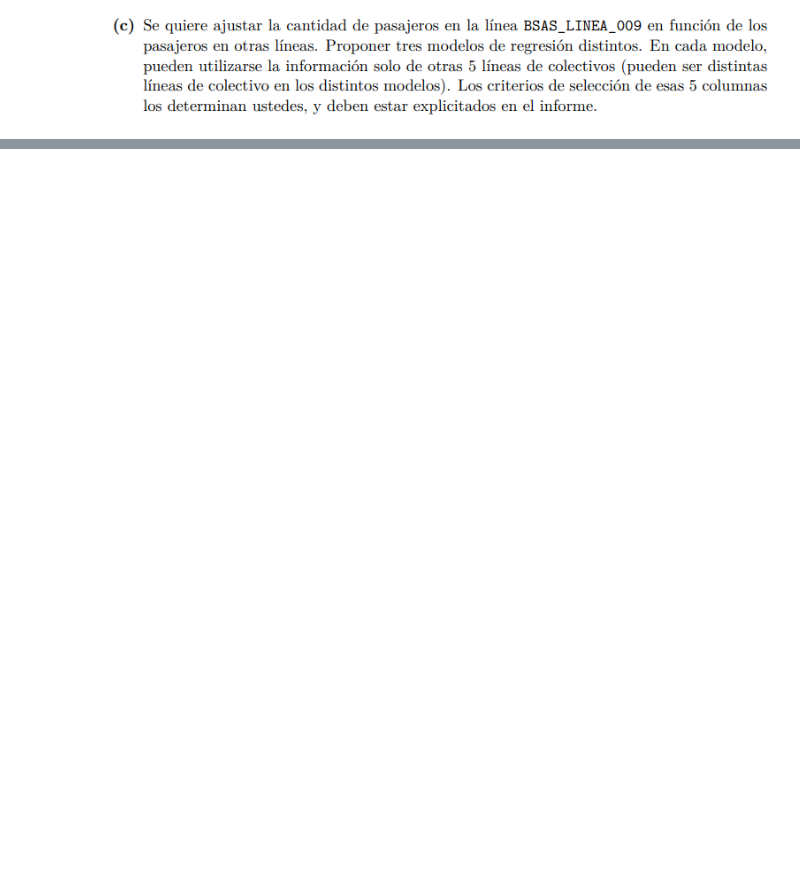
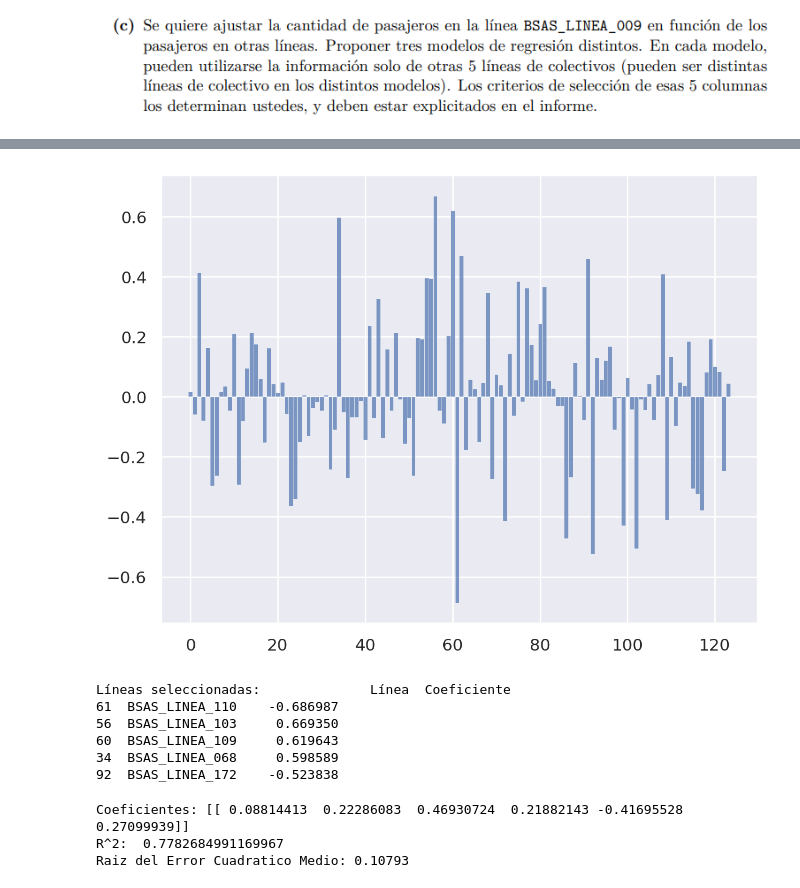
Before and after one commit to corrideluca/sube-2023, a Jupyter notebook: tp.ipynb, the cells around one changed output, grey strips where cells are left out. Saved outputs shown, nothing was run; the diff lists cells and outputs as text; code cells hidden in the pictures; blank space fills up the shorter version.

Commit message:
Se carga Ridge 5 líneas

```diff
--- a/tp.ipynb
+++ b/tp.ipynb
@@ -418,2 +484,5 @@ pasajeros_por_linea.isnull().values.any()
 # %% [markdown]
 ![image.png](embedded-picture-1)
+# %%
+pasajeros = pasajeros_por_linea.div(pasajeros_por_linea.max())
+pasajeros
@@ -419,0 +504,23 @@ pasajeros_por_linea.isnull().values.any()
+# %%
+pasajeros.columns = pasajeros.columns.str.replace(' ', '_').str.replace('.', '_')
+
+target_line = 'BSAS_LINEA_009'
+other_lines = [col for col in pasajeros.columns if col != target_line]
+formula1 = f'{target_line} ~ ' + ' + '.join(other_lines)
+# %%
+y1, X1 =  Formula(formula1).get_model_matrix(pasajeros)
+y = y1.squeeze()
+
+X_train, X_test, y_train, y_test = train_test_split(X1, y1, test_size=0.2, random_state=42)
+
+modeloLineal1 = linear_model.LinearRegression(fit_intercept = False)
+
+modeloLineal1.fit(X_train, y_train)
+
+y_pred = modeloLineal1.predict(X_test)
+
+print("Coeficientes:", modeloLineal1.coef_)
+r2 = r2_score(y_test, y_pred)
+print('R^2: ', r2)
+rmse = np.sqrt(mean_squared_error(y_test, y_pred))
+print(f"Raiz del Error Cuadratico Medio: {rmse:.5f}")
@@ -419,0 +545,22 @@ pasajeros_por_linea.isnull().values.any()
+# %%
+coeficientes = modeloLineal1.coef_.flatten()
+coeficientes
+
+(
+    so.Plot(x = np.array(range(len(coeficientes))), y = coeficientes )
+    .add(so.Bars())
+)
+# %% [output]
+[figure, added]
+# %%
+
+lineas_coeficientes = pd.DataFrame({'Línea': X1.columns, 'Coeficiente': coeficientes})
+lineas_seleccionadas = lineas_coeficientes.reindex(lineas_coeficientes['Coeficiente'].abs().sort_values(ascending=False).index[:5])
+print("Líneas seleccionadas:", lineas_seleccionadas)
+# %% [output]
+Líneas seleccionadas:              Línea  Coeficiente
+61  BSAS_LINEA_110    -0.686987
+56  BSAS_LINEA_103     0.669350
+60  BSAS_LINEA_109     0.619643
+34  BSAS_LINEA_068     0.598589
+92  BSAS_LINEA_172    -0.523838
@@ -419,0 +569,26 @@ pasajeros_por_linea.isnull().values.any()
+# %%
+y2, X2 =  Formula(formula2).get_model_matrix(pasajeros)
+y = y2.squeeze()
+
+
+X_train, X_test, y_train, y_test = train_test_split(X2, y2, test_size=0.2, random_state=42)
+
+
+modeloLineal = linear_model.LinearRegression(fit_intercept = False)
+
+
+modeloLineal.fit(X_train, y_train)
+
+
+y_pred = modeloLineal.predict(X_test)
+
+
+print("Coeficientes:", modeloLineal.coef_)
+r2 = r2_score(y_test, y_pred)
+print('R^2: ', r2)
+rmse = np.sqrt(mean_squared_error(y_test, y_pred))
+print(f"Raiz del Error Cuadratico Medio: {rmse:.5f}")
+# %% [output]
+Coeficientes: [[ 0.08814413  0.22286083  0.46930724  0.21882143 -0.41695528  0.27099939]]
+R^2:  0.7782684991169967
+Raiz del Error Cuadratico Medio: 0.10793
```
Also changed, not shown: parts of 19 cells of this notebook.
